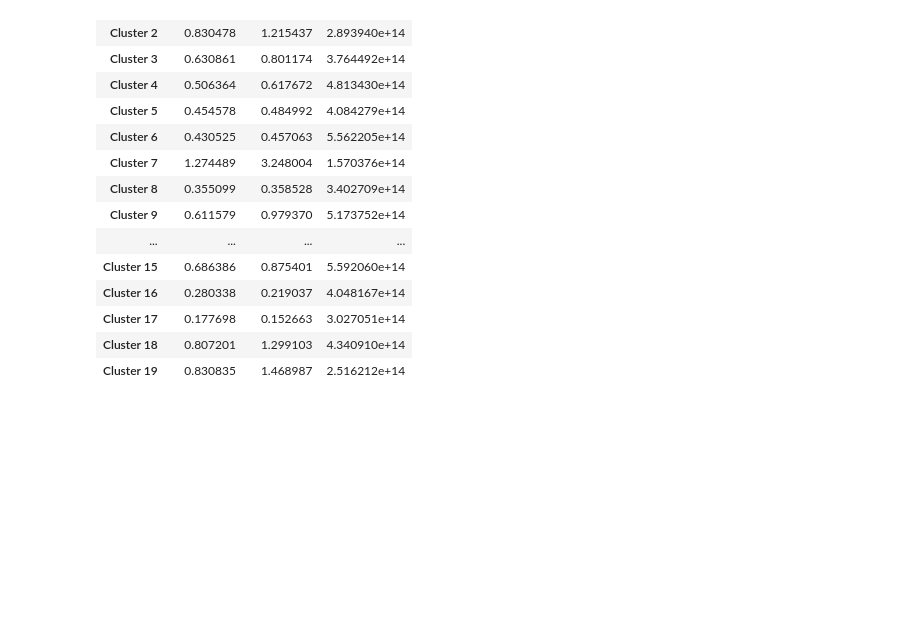
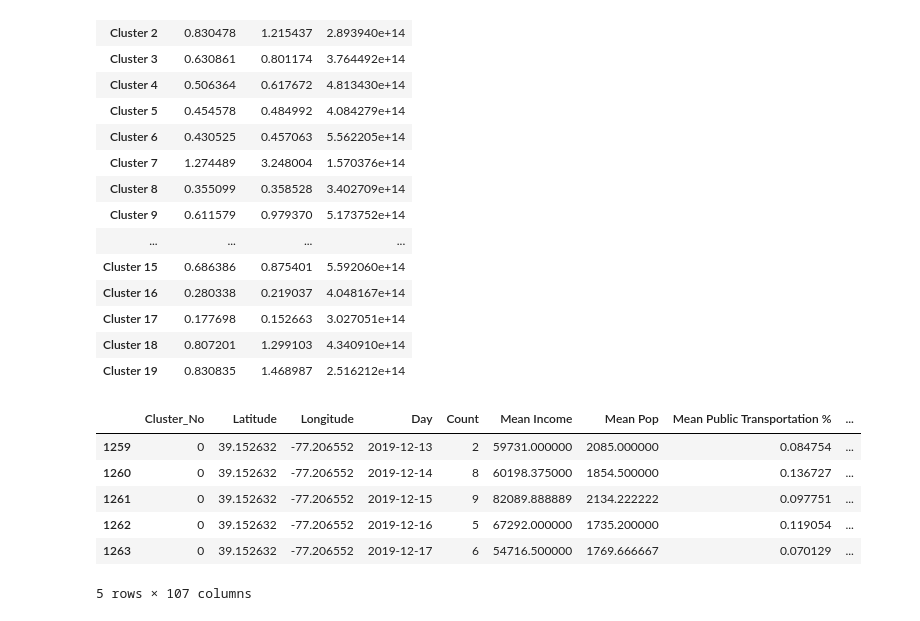
Before and after one commit to hudsonbat/Data-205, a Jupyter notebook: Regression_Trees_Location.ipynb, the cells around one changed output. Saved outputs shown, nothing was run; the diff lists cells and outputs as text; code cells hidden in the pictures; blank space fills up the shorter version.

```diff
--- a/Regression_Trees_Location.ipynb
+++ b/Regression_Trees_Location.ipynb
@@ -656,5 +663,13 @@ results
 | Cluster 18 | 0.807201 | 1.299103 | 4.340910e+14 |
 | Cluster 19 | 0.830835 | 1.468987 | 2.516212e+14 |
 # %%
-test_features = features[1260:]
+test_features = features[1259:]
 test_features.head()
+# %% [output]
+|  | Cluster_No | Latitude | Longitude | Day | Count | Mean Income | Mean Pop | Mean Public Transportation % | ... |
+| 1259 | 0 | 39.152632 | -77.206552 | 2019-12-13 | 2 | 59731.000000 | 2085.000000 | 0.084754 | ... |
+| 1260 | 0 | 39.152632 | -77.206552 | 2019-12-14 | 8 | 60198.375000 | 1854.500000 | 0.136727 | ... |
+| 1261 | 0 | 39.152632 | -77.206552 | 2019-12-15 | 9 | 82089.888889 | 2134.222222 | 0.097751 | ... |
+| 1262 | 0 | 39.152632 | -77.206552 | 2019-12-16 | 5 | 67292.000000 | 1735.200000 | 0.119054 | ... |
+| 1263 | 0 | 39.152632 | -77.206552 | 2019-12-17 | 6 | 54716.500000 | 1769.666667 | 0.070129 | ... |
+5 rows × 107 columns
```
Also changed, not shown: parts of 6 cells of this notebook.
